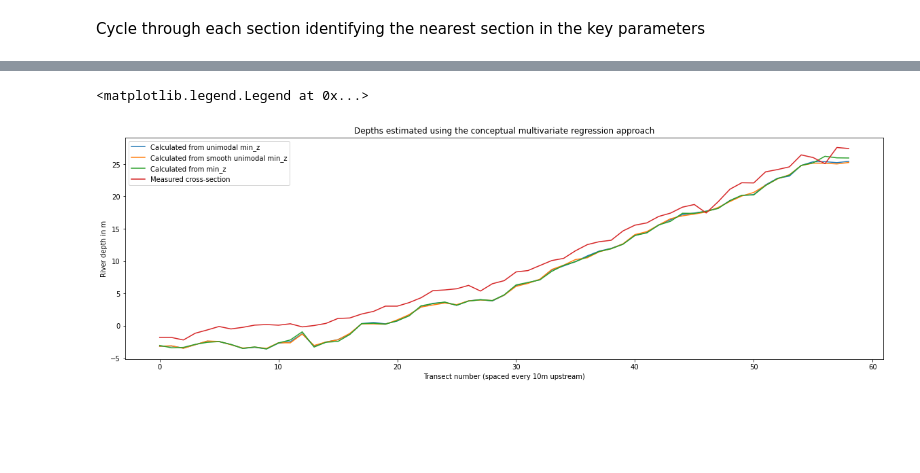
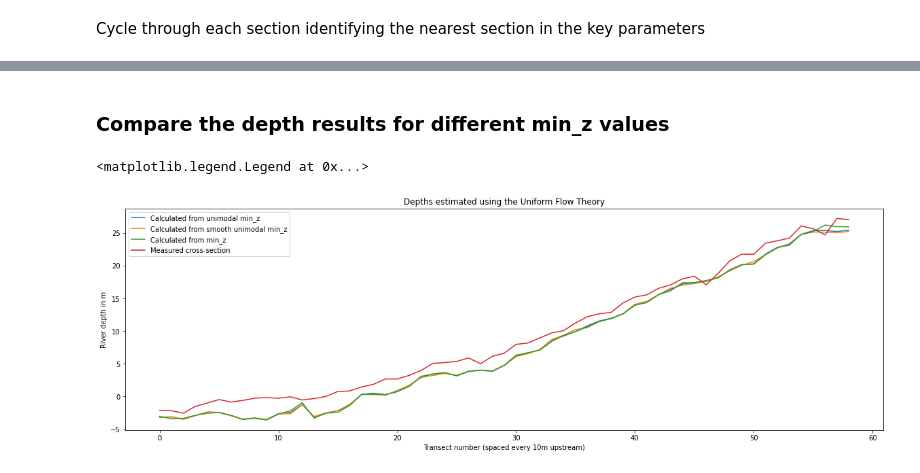
Before and after one commit to rosepearson/Hydrologic-DEMs-scripts, a Jupyter notebook: jupyter_notebooks/river_depth_generation.ipynb, the cells around one changed output, grey strips where cells are left out. Cells and saved outputs as stored; diff of their text form; code cells hidden in the pictures; blank space fills up the shorter version.

Commit message:
local vertical datum + exploration of change to width required to get the right ball-park of bed elevations

```diff
--- a/jupyter_notebooks/river_depth_generation.ipynb
+++ b/jupyter_notebooks/river_depth_generation.ipynb
@@ -63,13 +63,13 @@ key_parameters[['nzsegment']].plot()
 # %% [markdown]
 ## Calculate depth
 # %%
-key_parameters['depth_Neal_et_al'] = (key_parameters['mannings_n'] * key_parameters['flow'] / (numpy.sqrt(key_parameters['slope']) * key_parameters['widths_Savgol'])) ** (3/5)
+key_parameters['depth_Neal_et_al'] = (key_parameters['mannings_n'] * key_parameters['flow'] / (numpy.sqrt(key_parameters['slope']) * key_parameters['widths_Savgol'])) ** (3/5) - threshold
 # %%
 a = 0.745
 b = 0.305
 K_0 = 6.16
 # %%
-key_parameters['depth_Smart_et_al'] = (key_parameters['flow'] / (K_0 * key_parameters['widths_Savgol'] * key_parameters['slope'] ** b)) ** (1 / (1+a))
+key_parameters['depth_Smart_et_al'] = (key_parameters['flow'] / (K_0 * key_parameters['widths_Savgol'] * key_parameters['slope'] ** b)) ** (1 / (1+a)) - threshold
 # %% [markdown]
 ## Plot results
 Include plots of each parameter - Manning's n, flow, depth and slope - used to calculate depth
@@ -133,3 +130,9 @@ cross_sections.groupby('Section')['Level'].min().plot()
+# %%
+def get_lvd_conversion(geometry, local_vertical_datum):
+    return local_vertical_datum.sel({'x': [geometry.x], 'y': [geometry.y]}, method='nearest').data[0,0,0]
+
+cross_sections['lvd_conversion'] = cross_sections.apply(lambda row: get_lvd_conversion(row.geometry, local_vertical_datum), axis=1)
+cross_sections['z_2016'] = cross_sections['Level'] - cross_sections['lvd_conversion']
 # %% [markdown]
 Pull out the centre point for each section - for idntification of the nearest sampled transect
 # %%
@@ -138,7 +141,7 @@ for section in cross_sections['Section'].unique():
     section_centre = cross_sections[cross_sections['Section'] == section].iloc[round(len(cross_sections[cross_sections['Section'] == section])/2)]
     section_centres['Section'].append(section_centre['Section'])
     section_centres['geometry'].append(section_centre['geometry'])
-section_centres = geopandas.GeoDataFrame(section_centres)
+section_centres = geopandas.GeoDataFrame(section_centres, crs=main_channel.crs)
 # %% [markdown]
 Cycle through each section identifying the nearest section in the key parameters
 # %%
@@ -165,13 +153,15 @@ matplotlib.pyplot.legend()
+# %% [markdown]
+### Compare the depth results for different min_z values
 # %%
 f, ax = matplotlib.pyplot.subplots(figsize=(20, 6))
 (nearest_key_parameters['min_z_unimodal']-nearest_key_parameters['depth_Neal_et_al']).reset_index(drop=True).plot(label='Calculated from unimodal min_z')
 (nearest_key_parameters['min_z_unimodal_0.5km_rolling_mean']-nearest_key_parameters['depth_Neal_et_al']).reset_index(drop=True).plot(label='Calculated from smooth unimodal min_z')
 (nearest_key_parameters['min_z']-nearest_key_parameters['depth_Neal_et_al']).reset_index(drop=True).plot(label='Calculated from min_z')
-cross_sections.groupby('Section')['Level'].min().reset_index(drop=True).plot(label='Measured cross-section')
-ax.set(title="Depths estimated using the conceptual multivariate regression approach")
+cross_sections.groupby('Section')['z_2016'].min().reset_index(drop=True).plot(label='Measured cross-section')
+ax.set(title="Depths estimated using the Uniform Flow Theory")
 matplotlib.pyplot.xlabel(f"Transect number (spaced every {sampling_resolution}m upstream)")
 matplotlib.pyplot.ylabel(f"River depth in m");
 matplotlib.pyplot.legend()
 # %% [output]
 <matplotlib.legend.Legend at 0x...>
-[figure, old version]
+[figure, new version]
```
Also changed, not shown: parts of 26 cells of this notebook.
